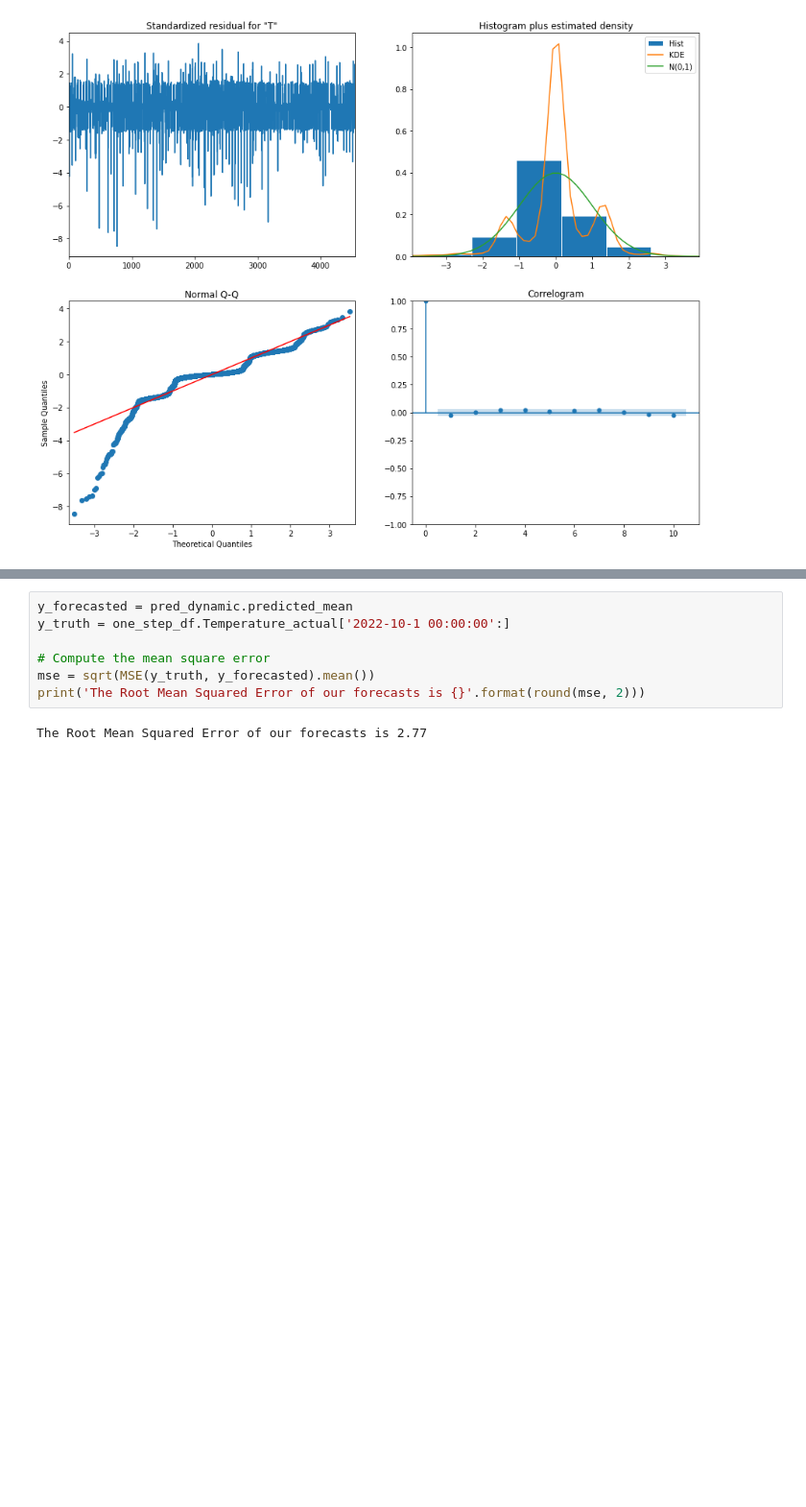
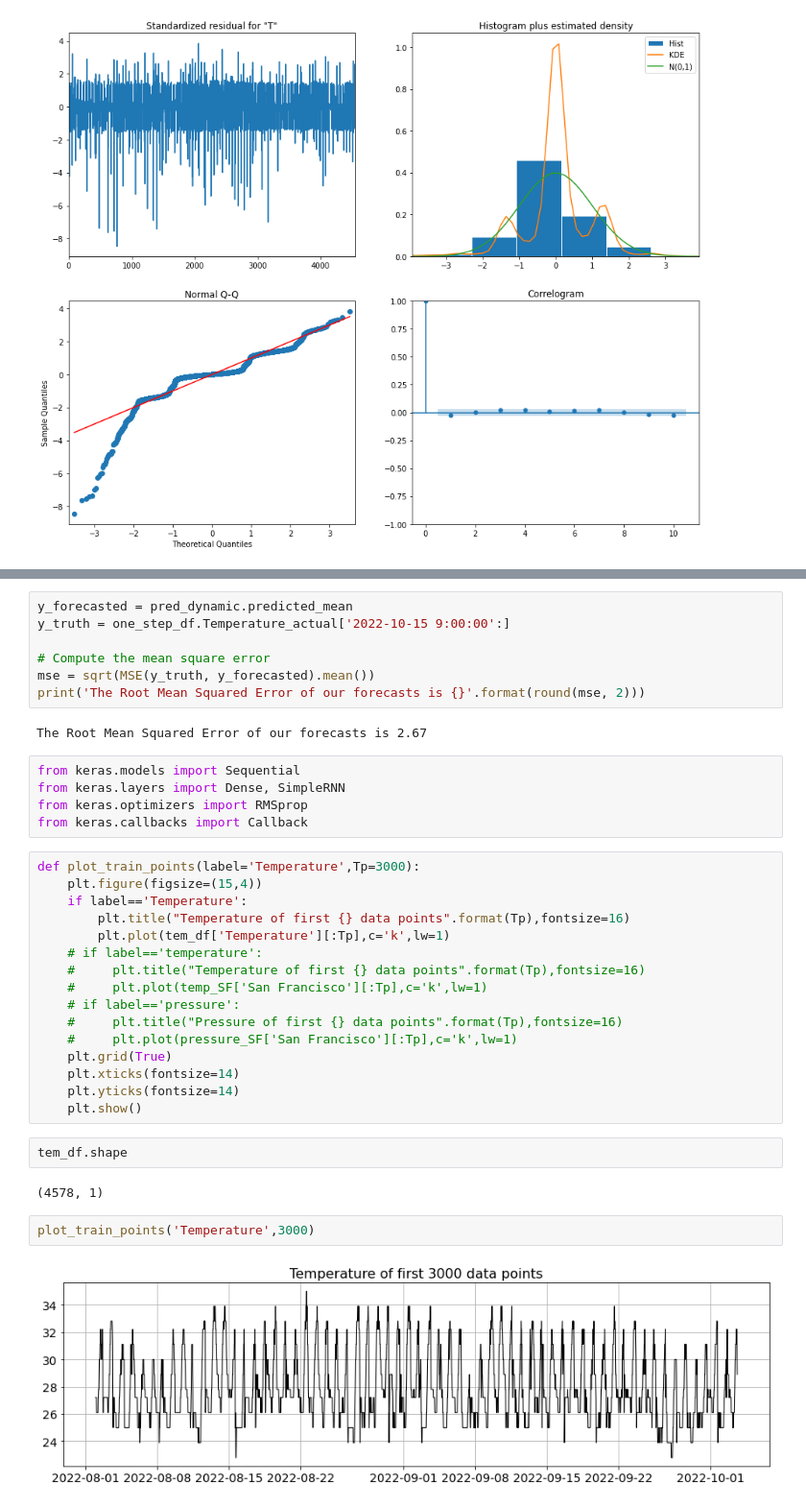
Before and after one commit to TomatoFT/Weather-Analysis-and-Forecasting-App, a Jupyter notebook: timeseries_prediction.ipynb, the cells around one changed output, grey strips where cells are left out. Shown at 96% size. Drawn from its saved outputs; the diff is of its cells as text; blank space fills up the shorter version.

```diff
--- a/timeseries_prediction.ipynb
+++ b/timeseries_prediction.ipynb
@@ -344,9 +357,38 @@ plt.show()
 # %%
 y_forecasted = pred_dynamic.predicted_mean
-y_truth = one_step_df.Temperature_actual['2022-10-1 00:00:00':]
+y_truth = one_step_df.Temperature_actual['2022-10-15 9:00:00':]
 
 # Compute the mean square error
 mse = sqrt(MSE(y_truth, y_forecasted).mean())
 print('The Root Mean Squared Error of our forecasts is {}'.format(round(mse, 2)))
 # %% [output]
-The Root Mean Squared Error of our forecasts is 2.77
+The Root Mean Squared Error of our forecasts is 2.67
+# %%
+from keras.models import Sequential
+from keras.layers import Dense, SimpleRNN
+from keras.optimizers import RMSprop
+from keras.callbacks import Callback
+# %%
+def plot_train_points(label='Temperature',Tp=3000):
+    plt.figure(figsize=(15,4))
+    if label=='Temperature':
+        plt.title("Temperature of first {} data points".format(Tp),fontsize=16)
+        plt.plot(tem_df['Temperature'][:Tp],c='k',lw=1)
+    # if label=='temperature':
+    #     plt.title("Temperature of first {} data points".format(Tp),fontsize=16)
+    #     plt.plot(temp_SF['San Francisco'][:Tp],c='k',lw=1)
+    # if label=='pressure':
+    #     plt.title("Pressure of first {} data points".format(Tp),fontsize=16)
+    #     plt.plot(pressure_SF['San Francisco'][:Tp],c='k',lw=1)
+    plt.grid(True)
+    plt.xticks(fontsize=14)
+    plt.yticks(fontsize=14)
+    plt.show()
+# %%
+tem_df.shape
+# %% [output]
+(4578, 1)
+# %%
+plot_train_points('Temperature',3000)
+# %% [output]
+[figure, added]
```
Also changed, not shown: parts of 33 cells of this notebook, 1 other file.
